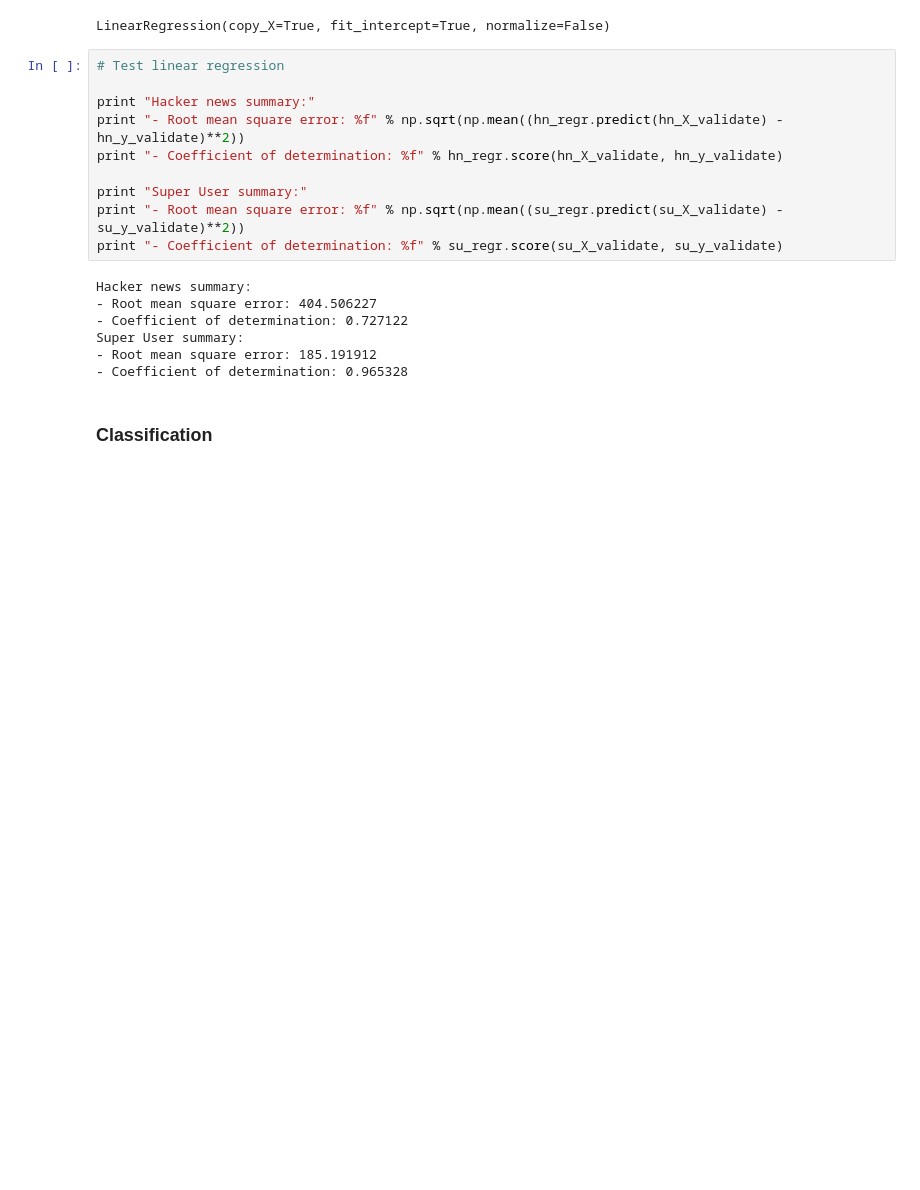
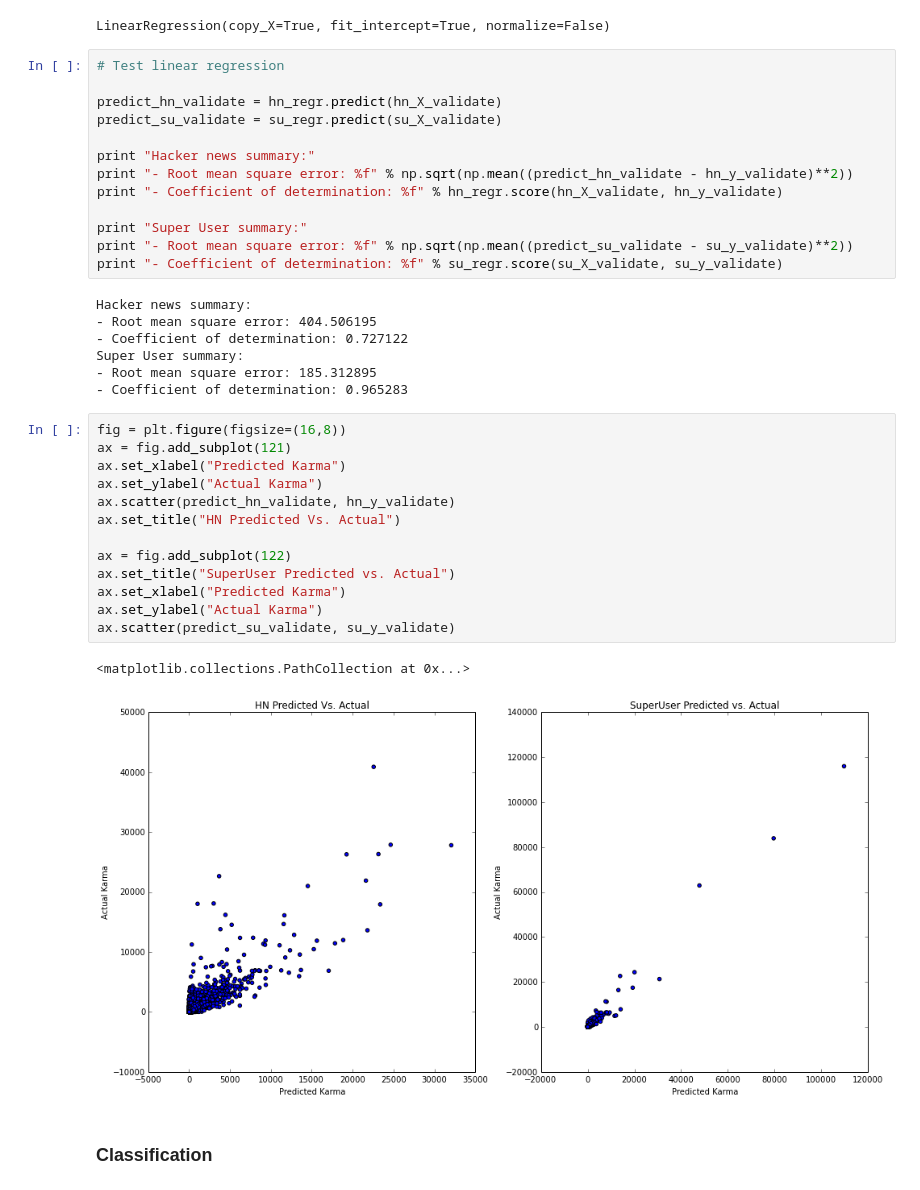
Before and after one commit to turtlesoupy/karma-prediction-cs224w, a Jupyter notebook: ipython/Karma.ipynb, the cells around one changed output. Drawn from its saved outputs; the diff is of its cells as text; blank space fills up the shorter version.

```diff
--- a/ipython/Karma.ipynb
+++ b/ipython/Karma.ipynb
@@ -312,20 +317,39 @@ LinearRegression(copy_X=True, fit_intercept=True, normalize=False)
 # %%
 # Test linear regression
 
+predict_hn_validate = hn_regr.predict(hn_X_validate)
+predict_su_validate = su_regr.predict(su_X_validate)
+
 print "Hacker news summary:"
-print "- Root mean square error: %f" % np.sqrt(np.mean((hn_regr.predict(hn_X_validate) - hn_y_validate)**2))
+print "- Root mean square error: %f" % np.sqrt(np.mean((predict_hn_validate - hn_y_validate)**2))
 print "- Coefficient of determination: %f" % hn_regr.score(hn_X_validate, hn_y_validate)
 
 print "Super User summary:"
-print "- Root mean square error: %f" % np.sqrt(np.mean((su_regr.predict(su_X_validate) - su_y_validate)**2))
+print "- Root mean square error: %f" % np.sqrt(np.mean((predict_su_validate - su_y_validate)**2))
 print "- Coefficient of determination: %f" % su_regr.score(su_X_validate, su_y_validate)
 # %% [output]
 Hacker news summary:
-- Root mean square error: 404.506227
+- Root mean square error: 404.506195
 - Coefficient of determination: 0.727122
 Super User summary:
-- Root mean square error: 185.191912
-- Coefficient of determination: 0.965328
+- Root mean square error: 185.312895
+- Coefficient of determination: 0.965283
+# %%
+fig = plt.figure(figsize=(16,8))
+ax = fig.add_subplot(121)
+ax.set_xlabel("Predicted Karma")
+ax.set_ylabel("Actual Karma")
+ax.scatter(predict_hn_validate, hn_y_validate)
+ax.set_title("HN Predicted Vs. Actual")
+
+ax = fig.add_subplot(122)
+ax.set_title("SuperUser Predicted vs. Actual")
+ax.set_xlabel("Predicted Karma")
+ax.set_ylabel("Actual Karma")
+ax.scatter(predict_su_validate, su_y_validate)
+# %% [output]
+<matplotlib.collections.PathCollection at 0x...>
+[figure, added]
 # %% [markdown]
 ### Classification
 # %%
```
Also changed, not shown: parts of 1 cell of this notebook.
